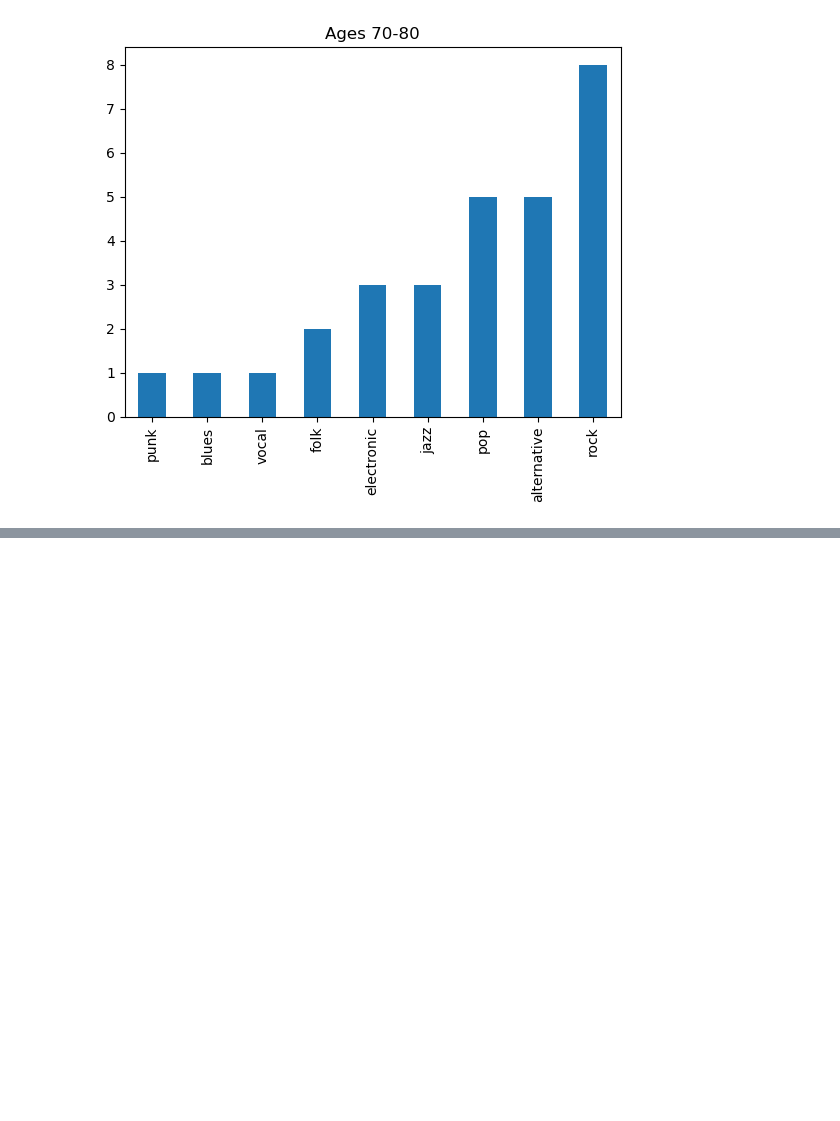
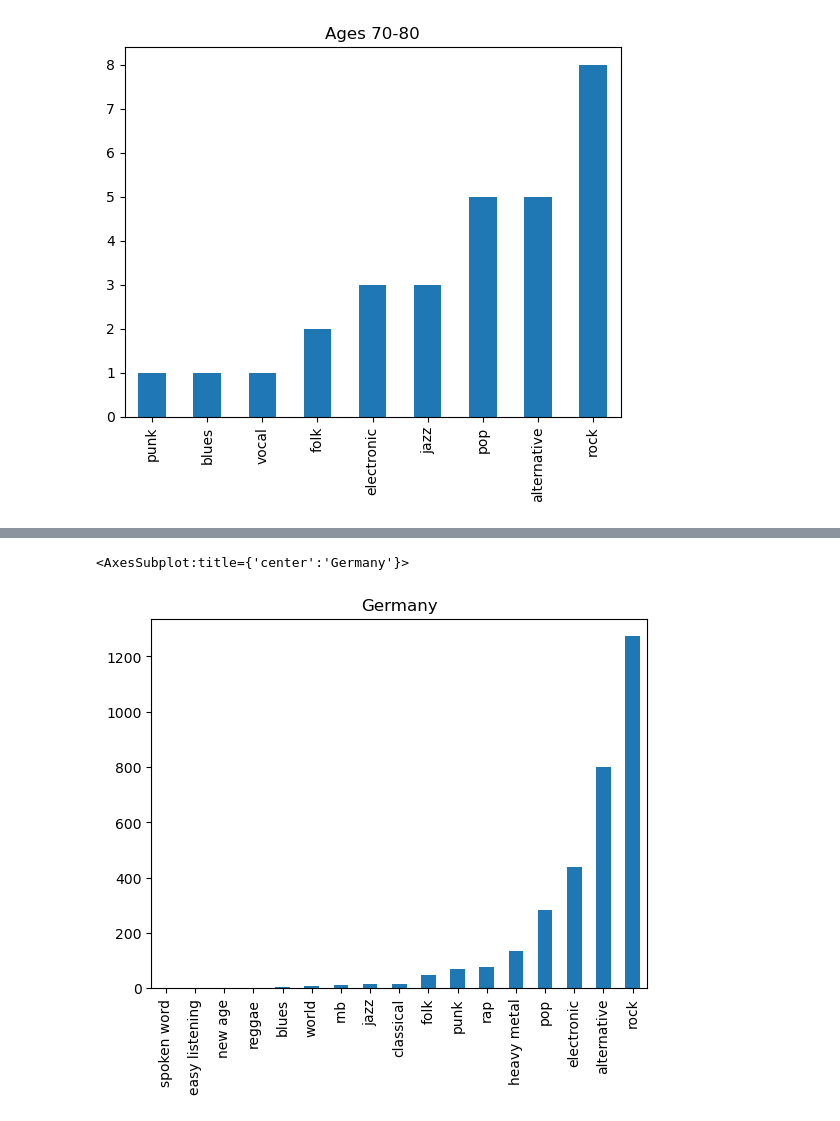
Before and after one commit to jordanwoodson/capstone, a Jupyter notebook: Capstone.ipynb, the cells around one changed output, grey strips where cells are left out. Saved outputs shown, nothing was run; the diff lists cells and outputs as text; code cells hidden in the pictures; blank space fills up the shorter version.

```diff
--- a/Capstone.ipynb
+++ b/Capstone.ipynb
@@ -167,0 +238,22 @@ data.plot.bar(x="Prefered Genre", y="Number of people", title="Ages 70-80" )
+# %%
+#Location
+import pandas as pd
+import matplotlib.pyplot as plt
+import numpy as np
+import csv
+import pycountry_convert as pc
+
+genre = pd.read_csv("genre.csv")
+user = pd.read_csv("users.csv")
+
+data = pd.merge(genre, user, on="user_id")
+
+data = data.loc[data['country_y'] == 'DE']
+data = data.drop(data.columns[[0,21,22,23]],axis=1)
+data = data.idxmax(axis=1)
+data = data.value_counts(ascending=True)
+
+data.plot.bar(x="Prefered Genre", y="Score", title="Germany" )
+# %% [output]
+<AxesSubplot:title={'center':'Germany'}>
+[figure, added]
```
Also changed, not shown: parts of 10 cells of this notebook.
